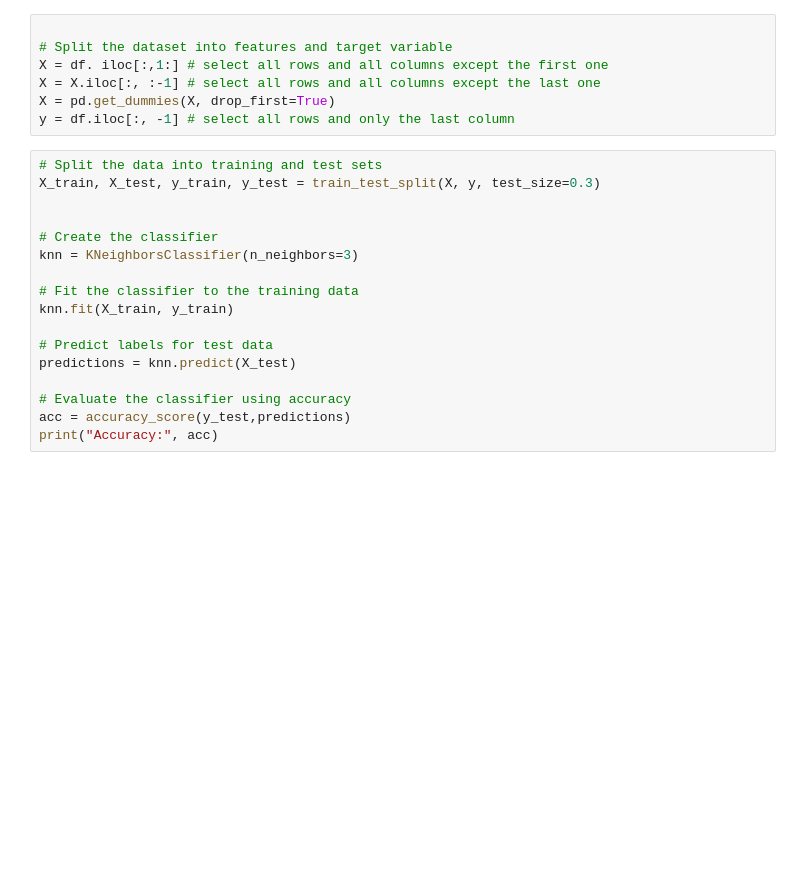
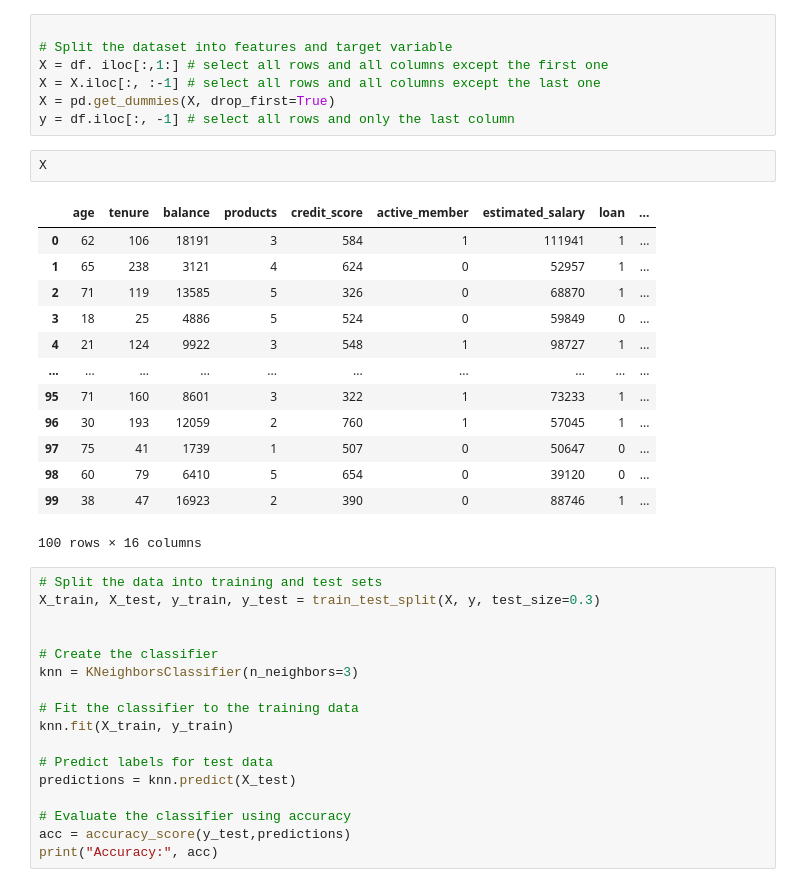
Before and after one commit to coen2812023/Classification, a Jupyter notebook: CustomerChurn.ipynb, the cells around one changed output. Saved outputs shown, nothing was run; the diff lists cells and outputs as text; blank space fills up the shorter version.

```diff
--- a/CustomerChurn.ipynb
+++ b/CustomerChurn.ipynb
@@ -40,6 +58,22 @@ X = df. iloc[:,1:] # select all rows and all columns except the first one
 X = X.iloc[:, :-1] # select all rows and all columns except the last one
 X = pd.get_dummies(X, drop_first=True)
 y = df.iloc[:, -1] # select all rows and only the last column
+# %%
+X
+# %% [output]
+|  | age | tenure | balance | products | credit_score | active_member | estimated_salary | loan | ... |
+| 0 | 62 | 106 | 18191 | 3 | 584 | 1 | 111941 | 1 | ... |
+| 1 | 65 | 238 | 3121 | 4 | 624 | 0 | 52957 | 1 | ... |
+| 2 | 71 | 119 | 13585 | 5 | 326 | 0 | 68870 | 1 | ... |
+| 3 | 18 | 25 | 4886 | 5 | 524 | 0 | 59849 | 0 | ... |
+| 4 | 21 | 124 | 9922 | 3 | 548 | 1 | 98727 | 1 | ... |
+| ... | ... | ... | ... | ... | ... | ... | ... | ... | ... |
+| 95 | 71 | 160 | 8601 | 3 | 322 | 1 | 73233 | 1 | ... |
+| 96 | 30 | 193 | 12059 | 2 | 760 | 1 | 57045 | 1 | ... |
+| 97 | 75 | 41 | 1739 | 1 | 507 | 0 | 50647 | 0 | ... |
+| 98 | 60 | 79 | 6410 | 5 | 654 | 0 | 39120 | 0 | ... |
+| 99 | 38 | 47 | 16923 | 2 | 390 | 0 | 88746 | 1 | ... |
+100 rows × 16 columns
 # %%
 # Split the data into training and test sets
 X_train, X_test, y_train, y_test = train_test_split(X, y, test_size=0.3)
```
Also changed, not shown: parts of 5 cells of this notebook.
